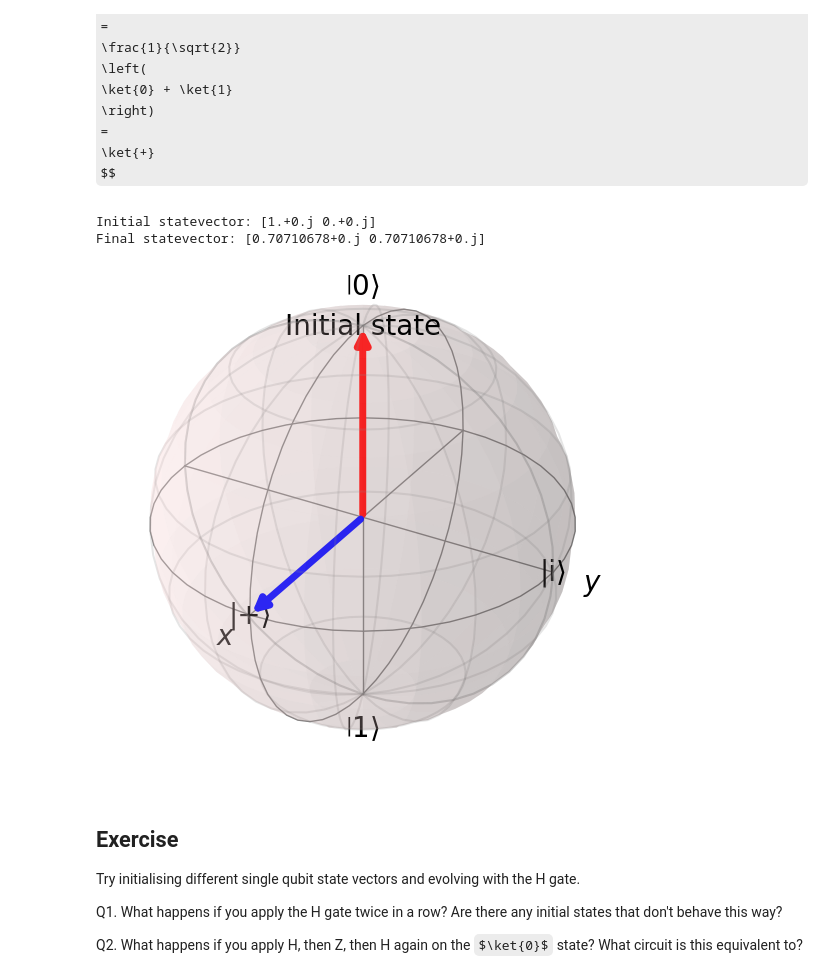
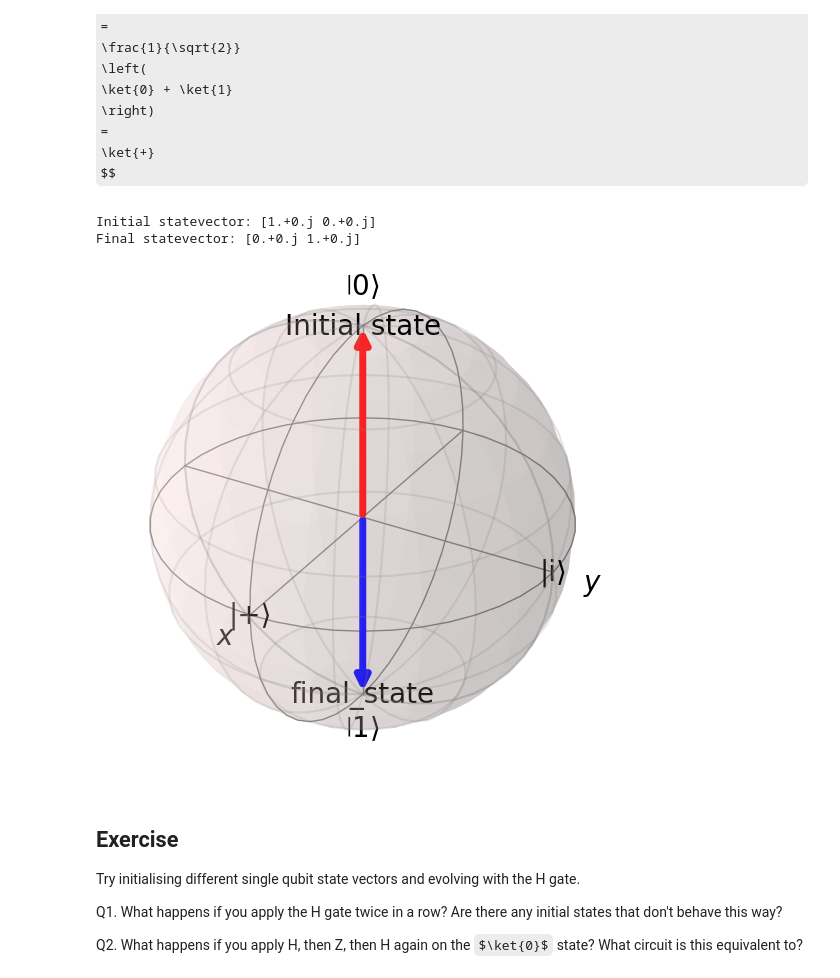
Before and after one commit to JoeyRogers-svg/Qiskit-fundamentals-course, a Jupyter notebook: 1-single-qubit-gates-and-visualisation.ipynb, the cells around one changed output. Drawn from its saved outputs; the diff is of its cells as text; code cells hidden in the pictures; some formulas as TeX source.

```diff
--- a/1-single-qubit-gates-and-visualisation.ipynb
+++ b/1-single-qubit-gates-and-visualisation.ipynb
@@ -176,34 +182,36 @@ H \ket{0}=
 $$
 # %%
 # 1. Define initial state
-# initial_state = Statevector.from_label('0')
-initial_state = Statevector([1, 0])
-# initial_state = Statevector([1,1j]/np.sqrt(2))
+initial_state = Statevector.from_label('0')
+# initial_state = Statevector([1, 0])
+# initial_state = Statevector([1,1j] /np.sqrt(2))
 
 # 2. Build circuit
 qc = QuantumCircuit(1)
+qc.h(0)
+qc.z(0)
 qc.h(0)
 
 # 3. Evolve state
 final_state = initial_state.evolve(qc)
 
 # 4. Print statevectors
 print("Initial statevector:", initial_state.data)
 print("Final statevector:", final_state.data)
 
 # 5. Plot Bloch vectors
 plot_bloch_states(
     [
         statevector_to_bloch(initial_state.data),
         statevector_to_bloch(final_state.data)
     ],
-    labels=["Initial state"],
+    labels=["Initial state", "final_state"],
     colors=["r", "b"]
 )
 # %% [output]
 Initial statevector: [1.+0.j 0.+0.j]
-Final statevector: [0.70710678+0.j 0.70710678+0.j]
+Final statevector: [0.+0.j 1.+0.j]
-[figure, old version]
+[figure, new version]
 # %% [markdown]
 ## Exercise
 
```
Also changed, not shown: parts of 4 cells of this notebook, 3 other files.
